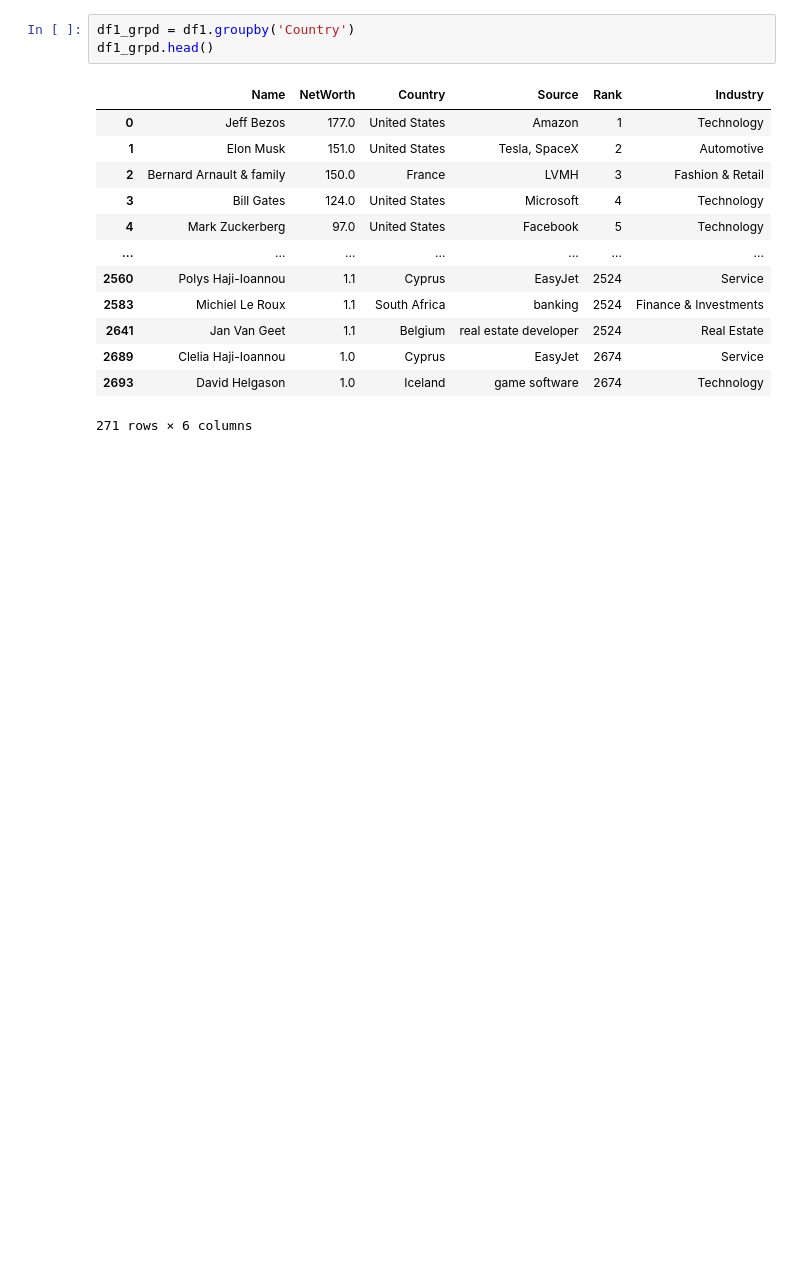
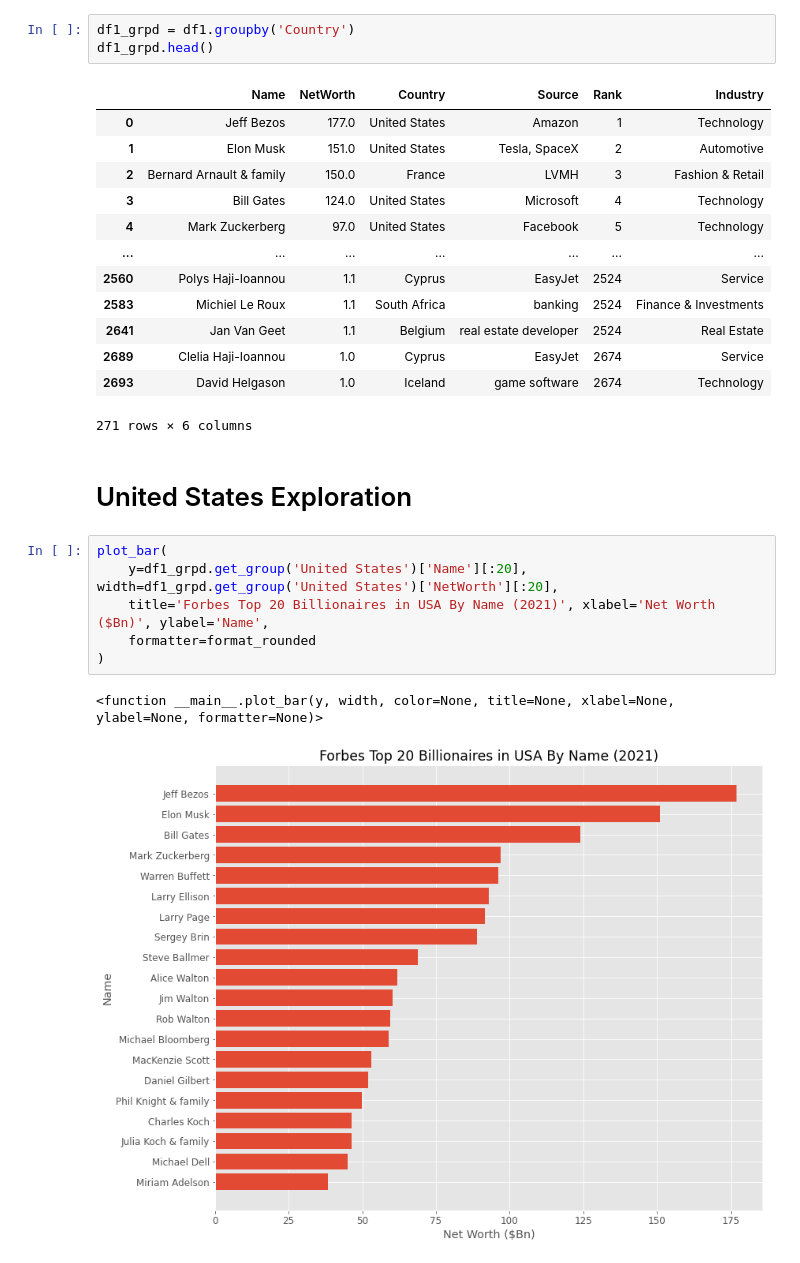
Before and after one commit to eldrigeampong/Data-Science, a Jupyter notebook: Forbes/project1.ipynb, the cells around one changed output. Saved outputs shown, nothing was run; the diff lists cells and outputs as text; blank space fills up the shorter version.

```diff
--- a/Forbes/project1.ipynb
+++ b/Forbes/project1.ipynb
@@ -445,3 +445,14 @@ df1_grpd.head()
 | 2689 | Clelia Haji-Ioannou | 1.0 | Cyprus | EasyJet | 2674 | Service |
 | 2693 | David Helgason | 1.0 | Iceland | game software | 2674 | Technology |
 271 rows × 6 columns
+# %% [markdown]
+# United States Exploration
+# %%
+plot_bar(
+    y=df1_grpd.get_group('United States')['Name'][:20], width=df1_grpd.get_group('United States')['NetWorth'][:20],
+    title='Forbes Top 20 Billionaires in USA By Name (2021)', xlabel='Net Worth ($Bn)', ylabel='Name',
+    formatter=format_rounded
+)
+# %% [output]
+<function __main__.plot_bar(y, width, color=None, title=None, xlabel=None, ylabel=None, formatter=None)>
+[figure, added]
```
Also changed, not shown: parts of 6 cells of this notebook, 1 other file.
